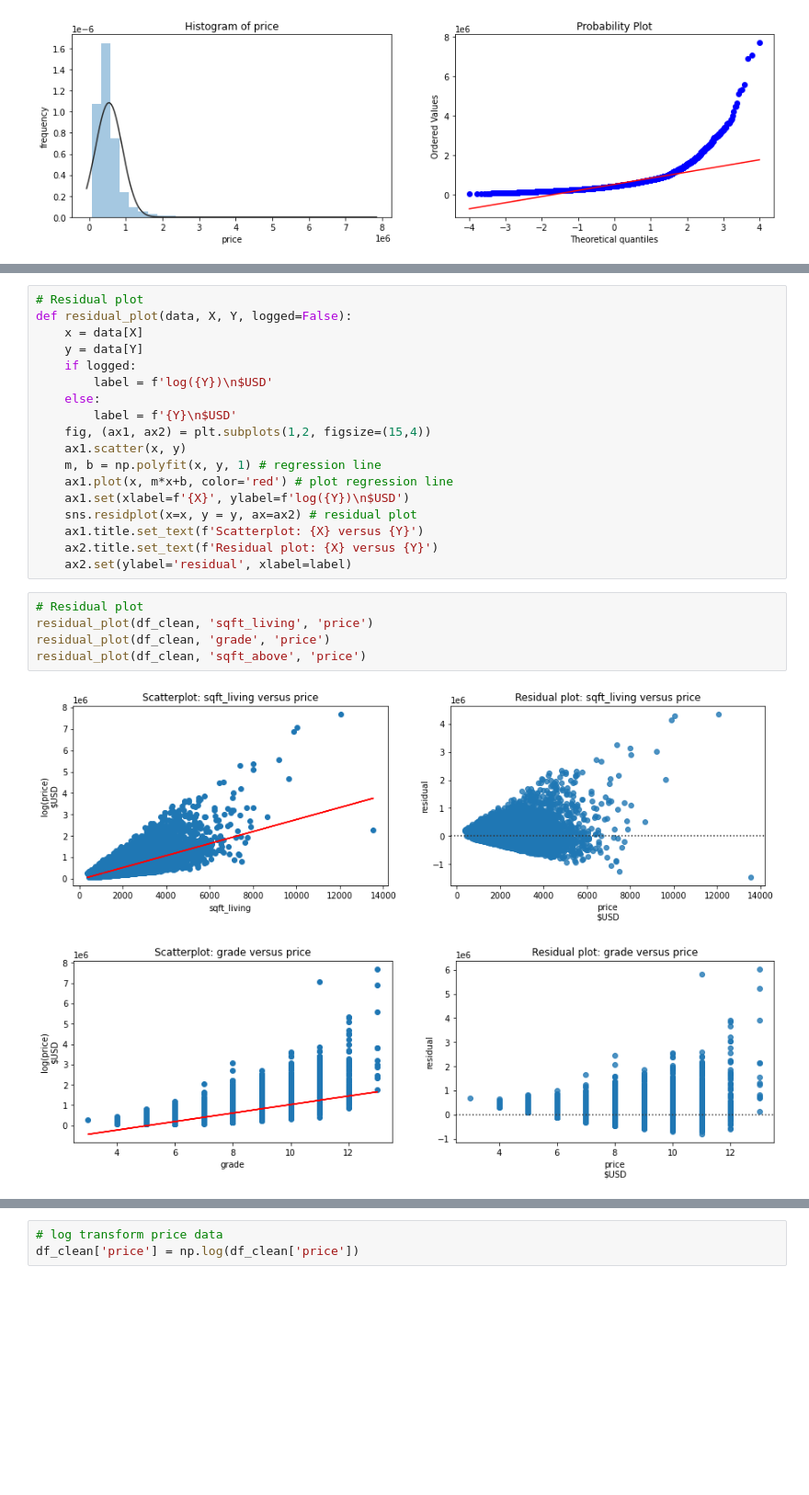
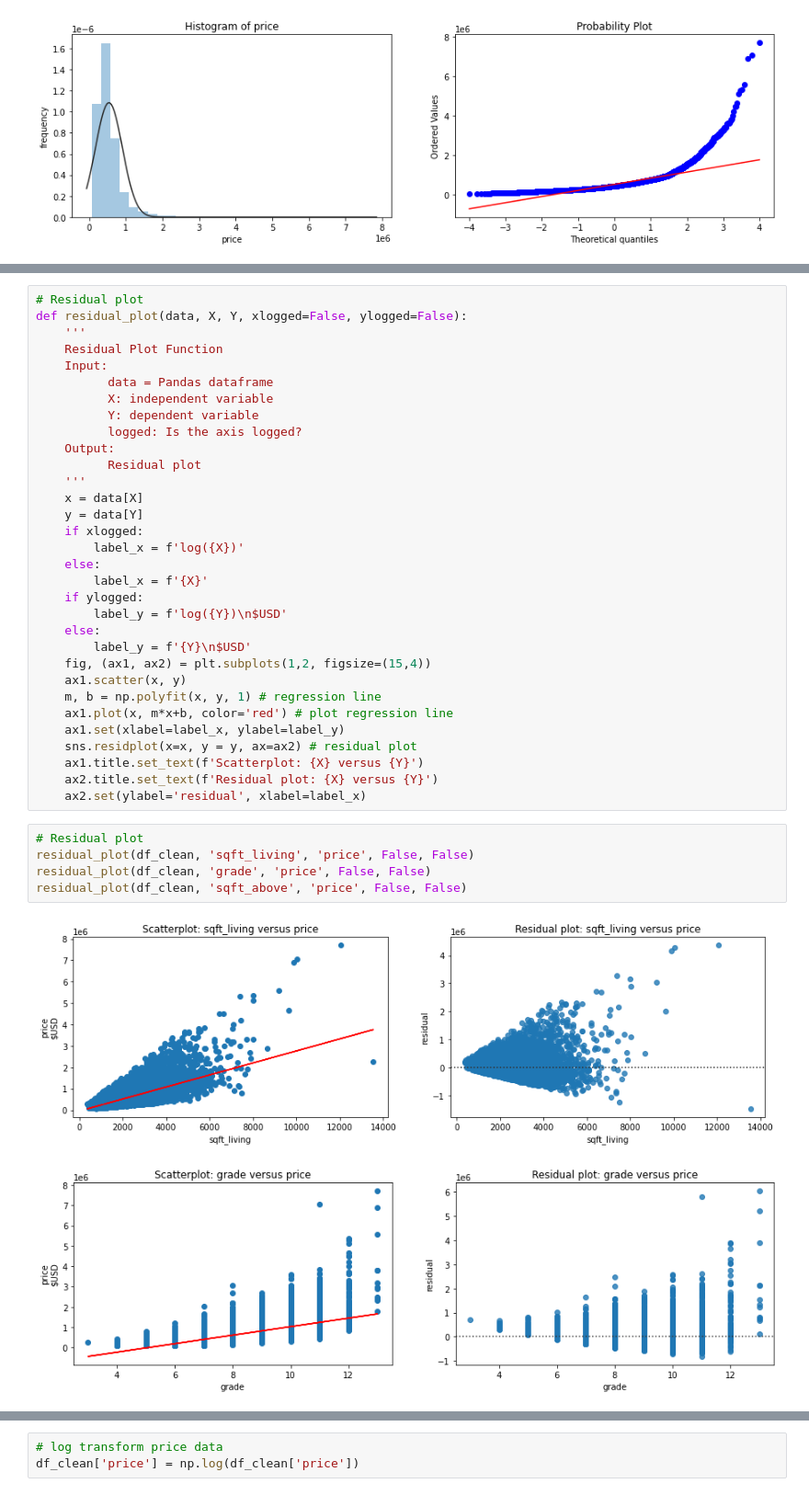
Before and after one commit to kjspring/dsc-phase-2-project-v2-3, a Jupyter notebook: project_notebook.ipynb, the cells around one changed output, grey strips where cells are left out. Shown at 92% size. Saved outputs shown, nothing was run; the diff lists cells and outputs as text; blank space fills up the shorter version.

```diff
--- a/project_notebook.ipynb
+++ b/project_notebook.ipynb
@@ -571,26 +584,40 @@ A residual plot is produced for the independent variables with the highest corre
 # %%
 # Residual plot
-def residual_plot(data, X, Y, logged=False):
+def residual_plot(data, X, Y, xlogged=False, ylogged=False):
+    '''
+    Residual Plot Function
+    Input:
+          data = Pandas dataframe
+          X: independent variable
+          Y: dependent variable
+          logged: Is the axis logged?
+    Output:
+          Residual plot
+    '''
     x = data[X]
     y = data[Y]
-    if logged:
-        label = f'log({Y})\n$USD'
+    if xlogged:
+        label_x = f'log({X})'
     else:
-        label = f'{Y}\n$USD'
+        label_x = f'{X}'
+    if ylogged:
+        label_y = f'log({Y})\n$USD'
+    else:
+        label_y = f'{Y}\n$USD'
     fig, (ax1, ax2) = plt.subplots(1,2, figsize=(15,4))
     ax1.scatter(x, y)
     m, b = np.polyfit(x, y, 1) # regression line
     ax1.plot(x, m*x+b, color='red') # plot regression line
-    ax1.set(xlabel=f'{X}', ylabel=f'log({Y})\n$USD')
+    ax1.set(xlabel=label_x, ylabel=label_y)
     sns.residplot(x=x, y = y, ax=ax2) # residual plot
     ax1.title.set_text(f'Scatterplot: {X} versus {Y}')
     ax2.title.set_text(f'Residual plot: {X} versus {Y}')
-    ax2.set(ylabel='residual', xlabel=label)
+    ax2.set(ylabel='residual', xlabel=label_x)
 # %%
 # Residual plot
-residual_plot(df_clean, 'sqft_living', 'price')
-residual_plot(df_clean, 'grade', 'price')
-residual_plot(df_clean, 'sqft_above', 'price')
+residual_plot(df_clean, 'sqft_living', 'price', False, False)
+residual_plot(df_clean, 'grade', 'price', False, False)
+residual_plot(df_clean, 'sqft_above', 'price', False, False)
 # %% [output]
-[figure, old version]
+[figure, new version]
-[figure, old version]
+[figure, new version]
```
Also changed, not shown: parts of 44 cells of this notebook.
